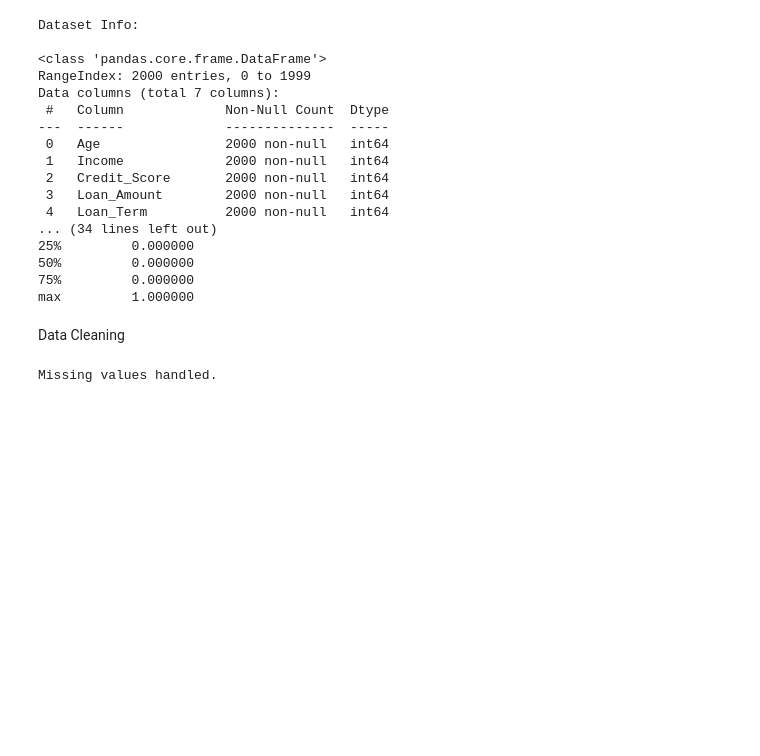
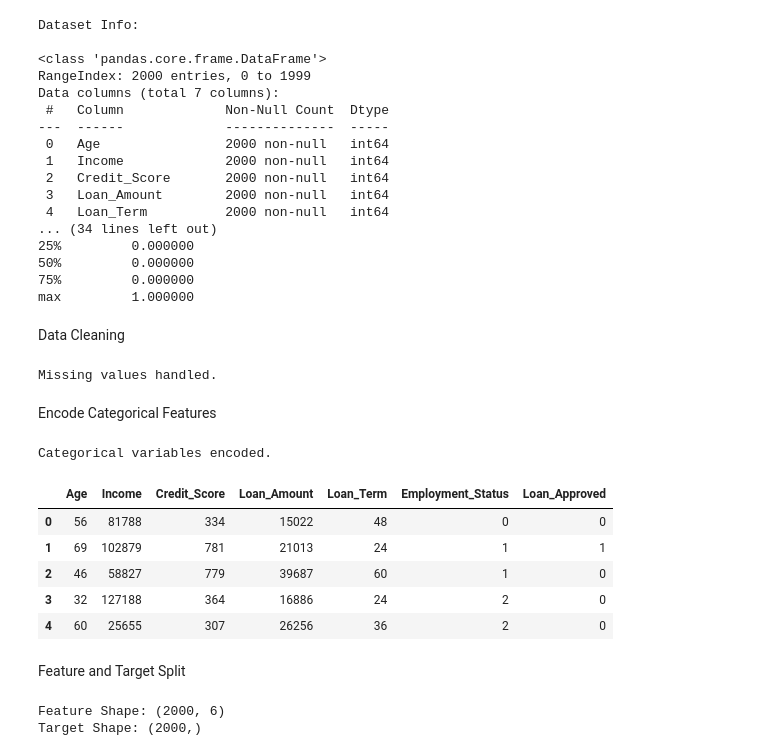
Before and after one commit to Yeabebe/explainable-ai, a Jupyter notebook: loan_approval_xai_analysis.ipynb, the cells around one changed output. Drawn from its saved outputs; the diff is of its cells as text; code cells hidden in the pictures; blank space fills up the shorter version.

Commit message:
Encode categorical features and split target and feature

```diff
--- a/loan_approval_xai_analysis.ipynb
+++ b/loan_approval_xai_analysis.ipynb
@@ -124,3 +124,37 @@ for col in categorical_cols:
 print("Missing values handled.")
 # %% [output]
 Missing values handled.
+# %% [markdown]
+Encode Categorical Features
+# %%
+label_encoders = {}
+
+for col in categorical_cols:
+    le = LabelEncoder()
+    df[col] = le.fit_transform(df[col])
+    label_encoders[col] = le
+
+print("Categorical variables encoded.")
+
+df.head()
+# %% [output]
+Categorical variables encoded.
+|  | Age | Income | Credit_Score | Loan_Amount | Loan_Term | Employment_Status | Loan_Approved |
+| 0 | 56 | 81788 | 334 | 15022 | 48 | 0 | 0 |
+| 1 | 69 | 102879 | 781 | 21013 | 24 | 1 | 1 |
+| 2 | 46 | 58827 | 779 | 39687 | 60 | 1 | 0 |
+| 3 | 32 | 127188 | 364 | 16886 | 24 | 2 | 0 |
+| 4 | 60 | 25655 | 307 | 26256 | 36 | 2 | 0 |
+# %% [markdown]
+Feature and Target Split
+# %%
+TARGET_COLUMN = "Loan_Approved"
+
+X = df.drop(TARGET_COLUMN, axis=1)
+y = df[TARGET_COLUMN]
+
+print("Feature Shape:", X.shape)
+print("Target Shape:", y.shape)
+# %% [output]
+Feature Shape: (2000, 6)
+Target Shape: (2000,)
```
